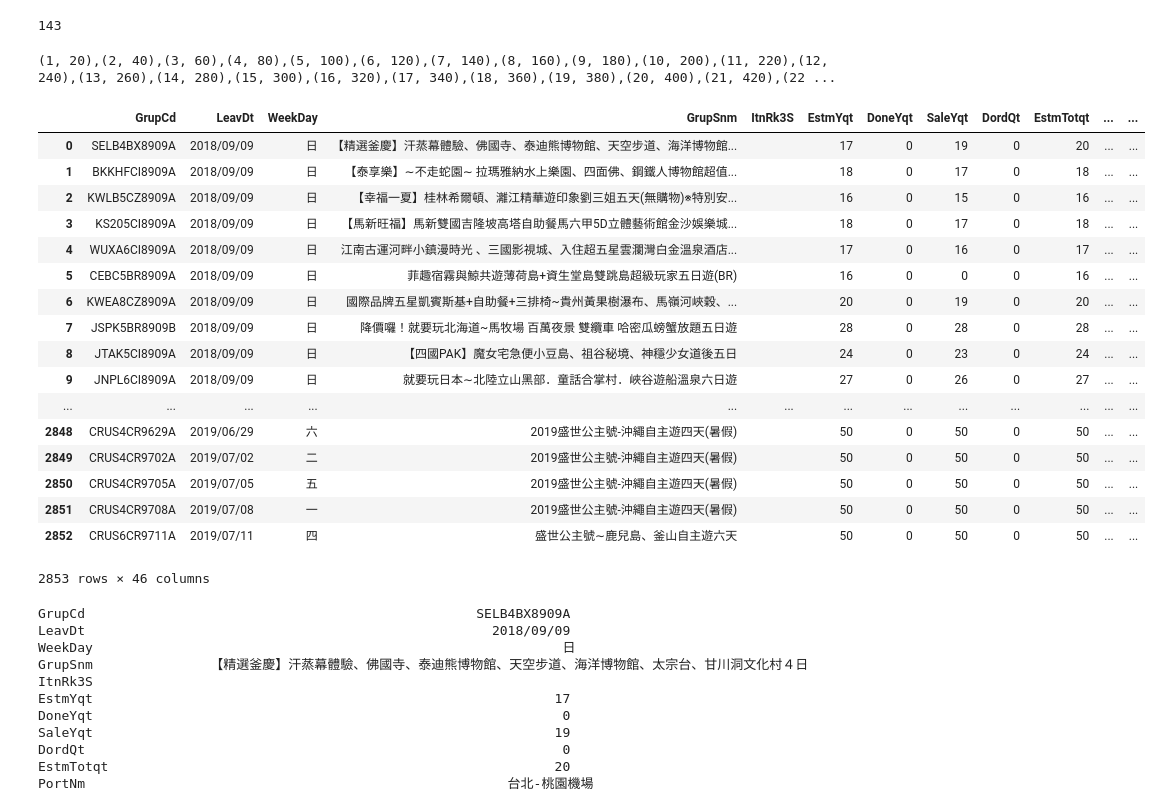
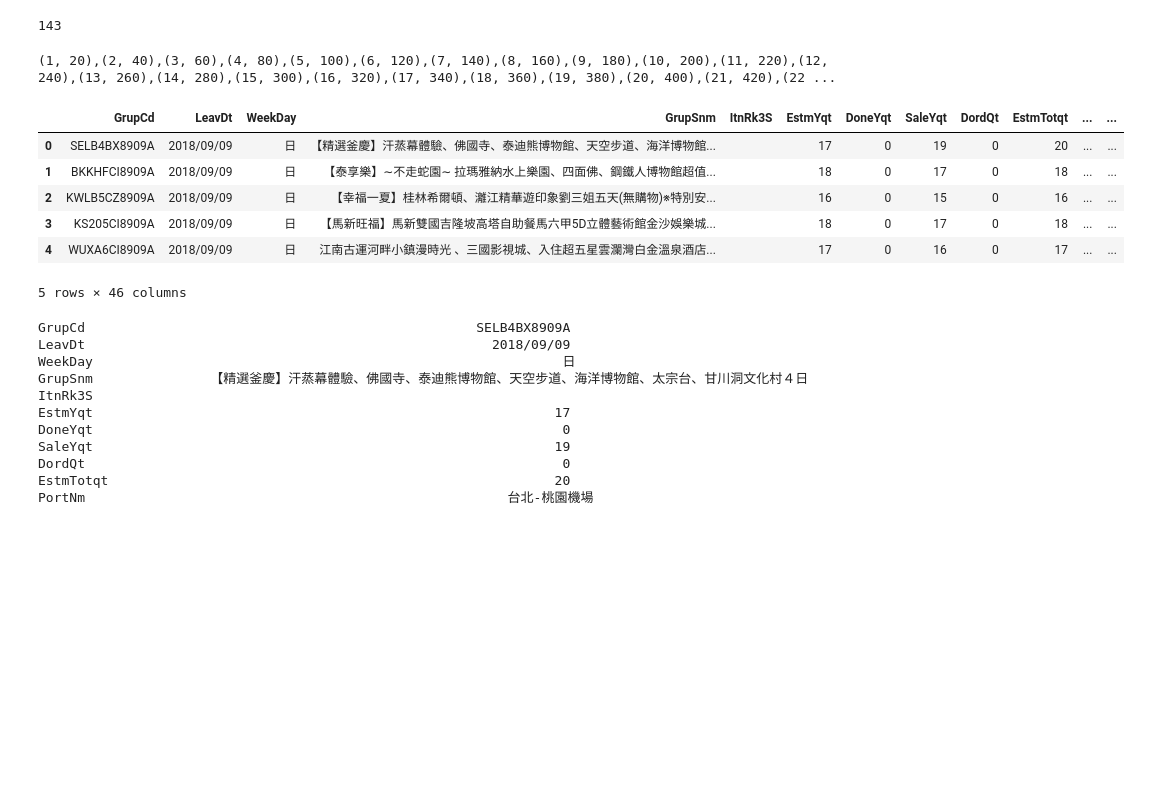
Before and after one commit to catxxx591/tour, a Jupyter notebook: tour2.ipynb, the cells around one changed output. Cells and saved outputs as stored; diff of their text form; code cells hidden in the pictures; blank space fills up the shorter version.

```diff
--- a/tour2.ipynb
+++ b/tour2.ipynb
@@ -388,27 +373,16 @@ def gloria():
     return data2
 # %%
 data1 = gloria()
-data1
+data1.head()
 # %% [output]
 (1, 20),(2, 40),(3, 60),(4, 80),(5, 100),(6, 120),(7, 140),(8, 160),(9, 180),(10, 200),(11, 220),(12, 240),(13, 260),(14, 280),(15, 300),(16, 320),(17, 340),(18, 360),(19, 380),(20, 400),(21, 420),(22 ...
 |  | GrupCd | LeavDt | WeekDay | GrupSnm | ItnRk3S | EstmYqt | DoneYqt | SaleYqt | DordQt | EstmTotqt | ... | ... |
 | 0 | SELB4BX8909A | 2018/09/09 | 日 | 【精選釜慶】汗蒸幕體驗、佛國寺、泰迪熊博物館、天空步道、海洋博物館... |  | 17 | 0 | 19 | 0 | 20 | ... | ... |
 | 1 | BKKHFCI8909A | 2018/09/09 | 日 | 【泰享樂】∼不走蛇園∼ 拉瑪雅納水上樂園、四面佛、鋼鐵人博物館超值... |  | 18 | 0 | 17 | 0 | 18 | ... | ... |
 | 2 | KWLB5CZ8909A | 2018/09/09 | 日 | 【幸福一夏】桂林希爾頓、灕江精華遊印象劉三姐五天(無購物)※特別安... |  | 16 | 0 | 15 | 0 | 16 | ... | ... |
 | 3 | KS205CI8909A | 2018/09/09 | 日 | 【馬新旺福】馬新雙國吉隆坡高塔自助餐馬六甲5D立體藝術館金沙娛樂城... |  | 18 | 0 | 17 | 0 | 18 | ... | ... |
 | 4 | WUXA6CI8909A | 2018/09/09 | 日 | 江南古運河畔小鎮漫時光 、三國影視城、入住超五星雲瀾灣白金溫泉酒店... |  | 17 | 0 | 16 | 0 | 17 | ... | ... |
-| 5 | CEBC5BR8909A | 2018/09/09 | 日 | 菲趣宿霧與鯨共遊薄荷島+資生堂島雙跳島超級玩家五日遊(BR) |  | 16 | 0 | 0 | 0 | 16 | ... | ... |
-| 6 | KWEA8CZ8909A | 2018/09/09 | 日 | 國際品牌五星凱賓斯基+自助餐+三排椅~貴州黃果樹瀑布、馬嶺河峽穀、... |  | 20 | 0 | 19 | 0 | 20 | ... | ... |
-| 7 | JSPK5BR8909B | 2018/09/09 | 日 | 降價囉！就要玩北海道~馬牧場 百萬夜景 雙纜車 哈密瓜螃蟹放題五日遊 |  | 28 | 0 | 28 | 0 | 28 | ... | ... |
-| 8 | JTAK5CI8909A | 2018/09/09 | 日 | 【四國PAK】魔女宅急便小豆島、祖谷秘境、神穩少女道後五日 |  | 24 | 0 | 23 | 0 | 24 | ... | ... |
-| 9 | JNPL6CI8909A | 2018/09/09 | 日 | 就要玩日本∼北陸立山黑部．童話合掌村．峽谷遊船溫泉六日遊 |  | 27 | 0 | 26 | 0 | 27 | ... | ... |
-| ... | ... | ... | ... | ... | ... | ... | ... | ... | ... | ... | ... | ... |
-| 2848 | CRUS4CR9629A | 2019/06/29 | 六 | 2019盛世公主號-沖繩自主遊四天(暑假) |  | 50 | 0 | 50 | 0 | 50 | ... | ... |
-| 2849 | CRUS4CR9702A | 2019/07/02 | 二 | 2019盛世公主號-沖繩自主遊四天(暑假) |  | 50 | 0 | 50 | 0 | 50 | ... | ... |
-| 2850 | CRUS4CR9705A | 2019/07/05 | 五 | 2019盛世公主號-沖繩自主遊四天(暑假) |  | 50 | 0 | 50 | 0 | 50 | ... | ... |
-| 2851 | CRUS4CR9708A | 2019/07/08 | 一 | 2019盛世公主號-沖繩自主遊四天(暑假) |  | 50 | 0 | 50 | 0 | 50 | ... | ... |
-| 2852 | CRUS6CR9711A | 2019/07/11 | 四 | 盛世公主號∼鹿兒島、釜山自主遊六天 |  | 50 | 0 | 50 | 0 | 50 | ... | ... |
-2853 rows × 46 columns
+5 rows × 46 columns
 # %%
 data1.loc[0]
 # %% [output]
```
Also changed, not shown: parts of 6 cells of this notebook.
